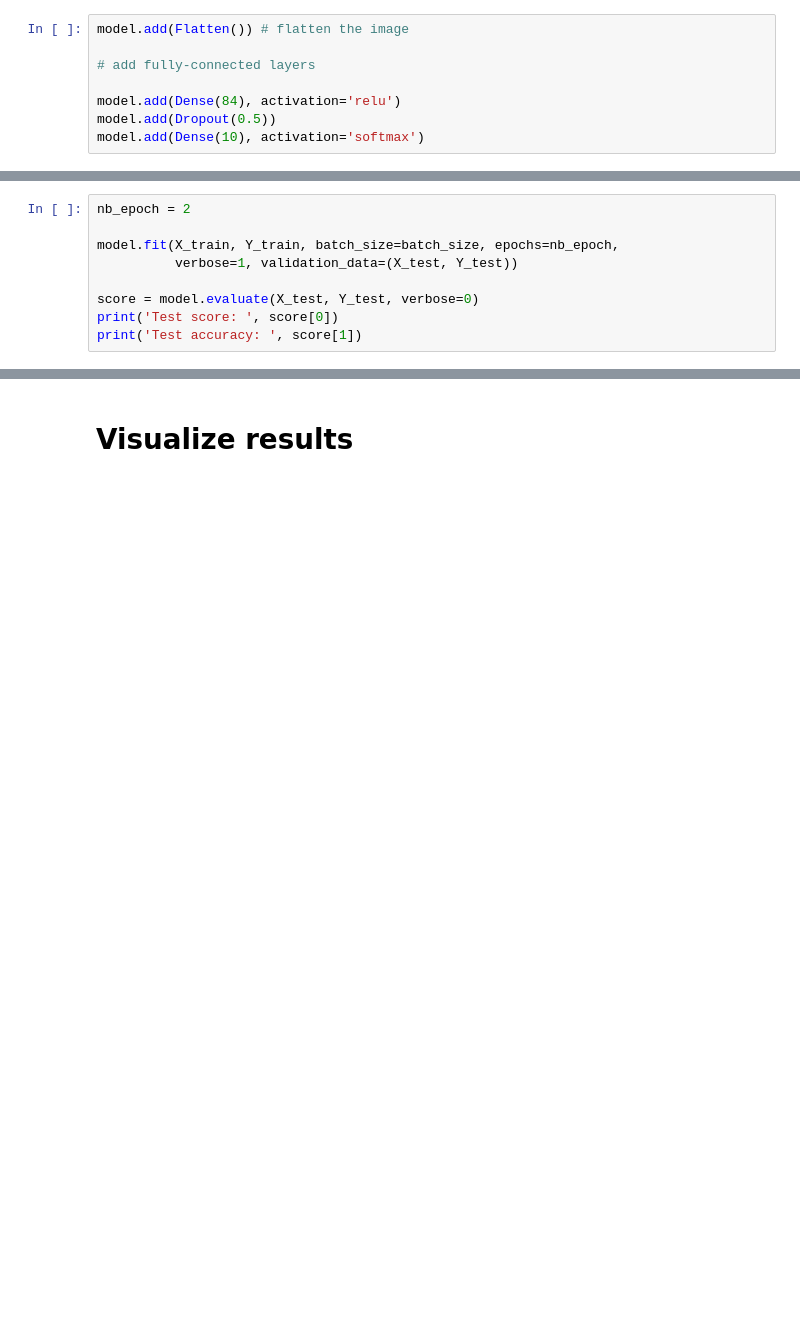
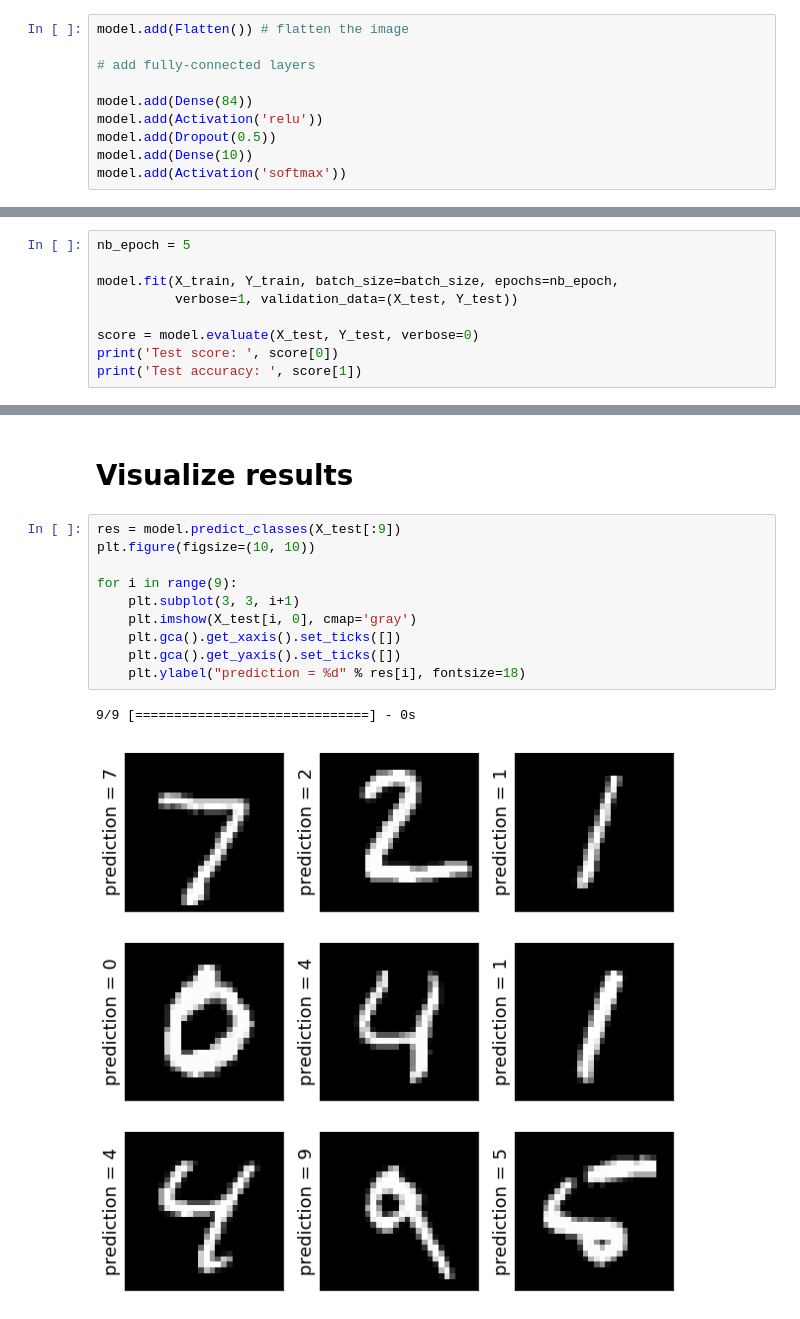
Before and after one commit to JayThibs/Deep-Learning-With-Python-Practice, a Jupyter notebook: Deep Learning Introduction (CNN Image Classification).ipynb, the cells around one changed output, grey strips where cells are left out. Cells and saved outputs as stored; diff of their text form; blank space fills up the shorter version.

```diff
--- a/Deep Learning Introduction (CNN Image Classification).ipynb
+++ b/Deep Learning Introduction (CNN Image Classification).ipynb
@@ -193,9 +193,11 @@ model.add(Flatten()) # flatten the image
 
 # add fully-connected layers
 
-model.add(Dense(84), activation='relu')
+model.add(Dense(84))
+model.add(Activation('relu'))
 model.add(Dropout(0.5))
-model.add(Dense(10), activation='softmax')
+model.add(Dense(10))
+model.add(Activation('softmax'))
 # %% [markdown]
 The first parameter of the Dense layers is the output size of the layer. Keras automatically handles the connection between layers.
 
@@ -209,7 +211,7 @@ Note 3: Softmax is a function that rescales the sum of the classes to 1 so that
 # %%
 model.compile(loss='categorical_crossentropy', optimizer='adadelta', metrics=['accuracy'])
 # %%
-nb_epoch = 2
+nb_epoch = 5
 
 model.fit(X_train, Y_train, batch_size=batch_size, epochs=nb_epoch,
           verbose=1, validation_data=(X_test, Y_test))
@@ -228,2 +235,15 @@ Test accuracy:  0.1135
 # %% [markdown]
 # Visualize results
+# %%
+res = model.predict_classes(X_test[:9])
+plt.figure(figsize=(10, 10))
+
+for i in range(9):
+    plt.subplot(3, 3, i+1)
+    plt.imshow(X_test[i, 0], cmap='gray')
+    plt.gca().get_xaxis().set_ticks([])
+    plt.gca().get_yaxis().set_ticks([])
+    plt.ylabel("prediction = %d" % res[i], fontsize=18)
+# %% [output]
+9/9 [==============================] - 0s
+[figure, added]
```
Also changed, not shown: parts of 3 cells of this notebook.
